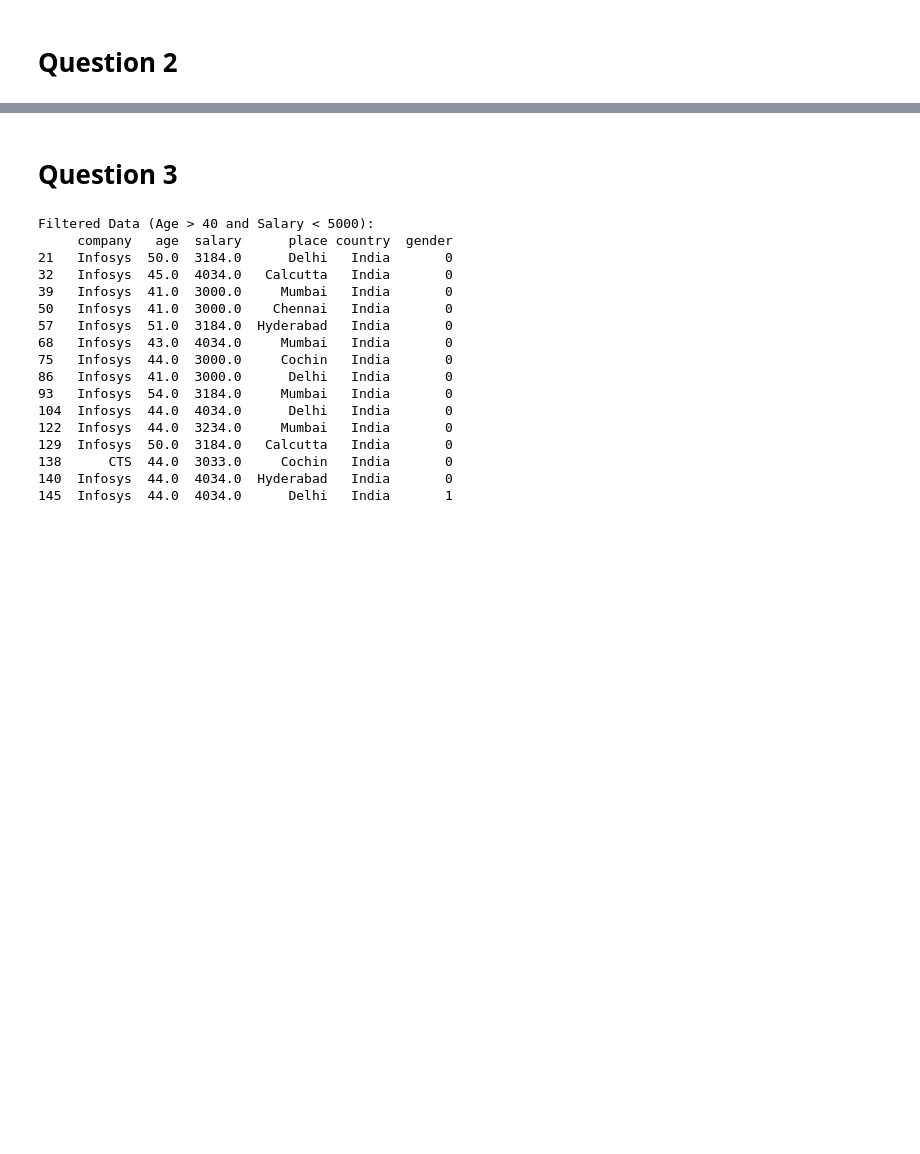
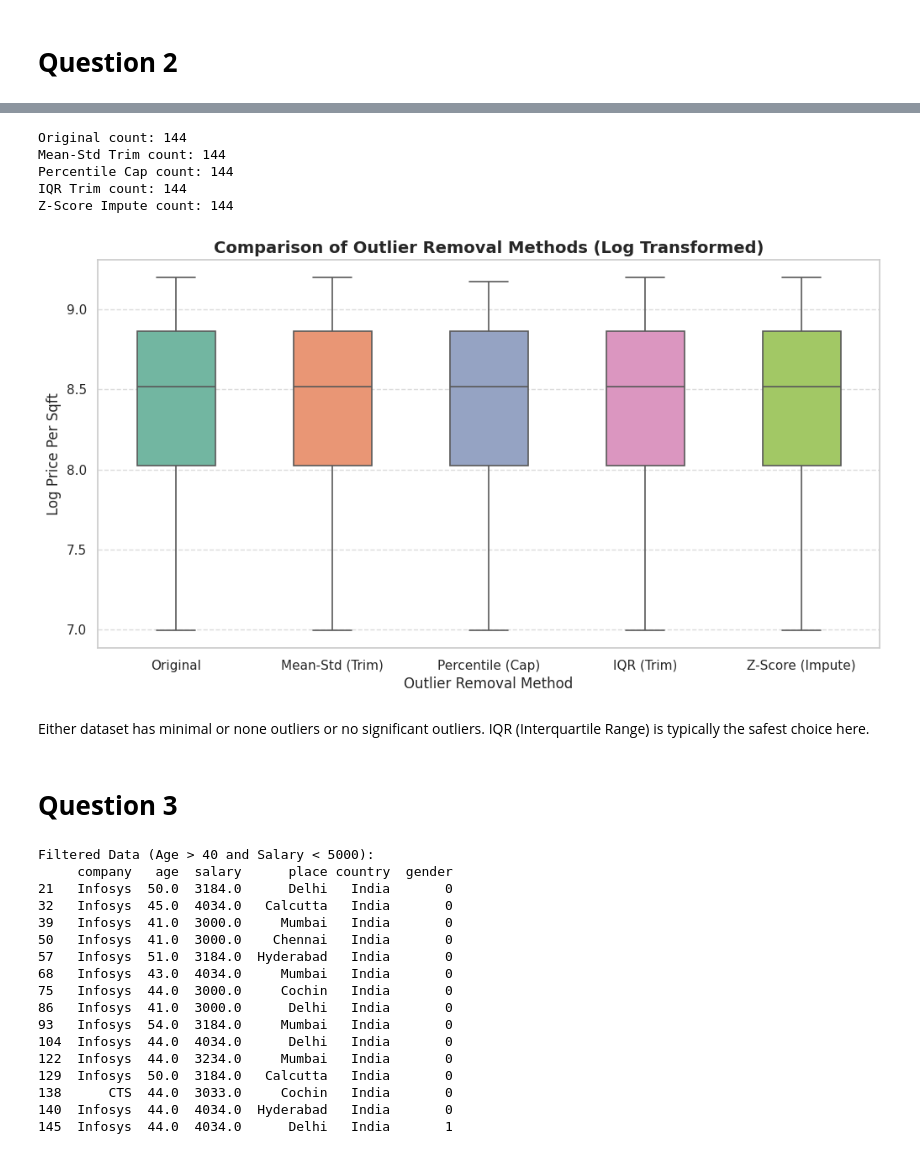
Before and after one commit to Jacob-Thomas-I21/ML-ASSIGNMENTS, a Jupyter notebook: EDA_and_Preprocessing.ipynb, the cells around one changed output, grey strips where cells are left out. Drawn from its saved outputs; the diff is of its cells as text; code cells hidden in the pictures; blank space fills up the shorter version.

```diff
--- a/EDA_and_Preprocessing.ipynb
+++ b/EDA_and_Preprocessing.ipynb
@@ -154,3 +185,82 @@ plt.show()
+# %%
+from scipy.stats import zscore, skew, kurtosis
+mean_val = df[col].mean()
+std_dev = df[col].std()
+z_scores = np.abs((df[col] - mean_val) / std_dev)
+outlier_threshold = 3
+trimmed_df_mean_std = df[z_scores < outlier_threshold].copy()
+
+
+lower_bound = df[col].quantile(0.01)
+upper_bound = df[col].quantile(0.99)
+df_percentile = df.copy()
+df_percentile[col] = np.clip(df[col], lower_bound, upper_bound)
+
+
+Q1 = df[col].quantile(0.25)
+Q3 = df[col].quantile(0.75)
+IQR = Q3 - Q1
+lower_bound_iqr = Q1 - 1.5 * IQR
+upper_bound_iqr = Q3 + 1.5 * IQR
+trimmed_df_iqr = df[(df[col] >= lower_bound_iqr) & (df[col] <= upper_bound_iqr)].copy()
+
+
+from scipy.stats import zscore
+z_scores_all = np.abs(zscore(df[col]))
+df_zscore = df.copy()
+df_zscore[col] = np.where(z_scores_all > 3, df[col].median(), df[col])
+
+
+print(f"Original count: {df[col].count()}")
+print(f"Mean-Std Trim count: {trimmed_df_mean_std[col].count()}")
+print(f"Percentile Cap count: {df_percentile[col].count()}")
+print(f"IQR Trim count: {trimmed_df_iqr[col].count()}")
+print(f"Z-Score Impute count: {df_zscore[col].count()}")
+
+
+plt.figure(figsize=(12, 6))
+sns.set_theme(style="whitegrid")
+
+
+df_combined = pd.DataFrame({
+    "Original": np.log1p(df[col].dropna()),
+    "Mean-Std (Trim)": np.log1p(trimmed_df_mean_std[col].dropna()),
+    "Percentile (Cap)": np.log1p(df_percentile[col].dropna()),
+    "IQR (Trim)": np.log1p(trimmed_df_iqr[col].dropna()),
+    "Z-Score (Impute)": np.log1p(df_zscore[col].dropna())
+})
+
+df_melted = df_combined.melt(var_name="Method", value_name="Log Price Per Sqft")
+
+
+sns.boxplot(
+    x="Method",
+    y="Log Price Per Sqft",
+    hue="Method",
+    data=df_melted,
+    palette="Set2",
+    linewidth=1.2,
+    width=0.5,
+    legend=False
+)
+
+plt.title("Comparison of Outlier Removal Methods (Log Transformed)", fontsize=14, fontweight='bold')
+plt.xlabel("Outlier Removal Method", fontsize=12)
+plt.ylabel("Log Price Per Sqft", fontsize=12)
+
+plt.xticks(rotation=0, fontsize=11)
+plt.grid(axis="y", linestyle="--", alpha=0.7)
+
+plt.show()
+# %% [output]
+Original count: 144
+Mean-Std Trim count: 144
+Percentile Cap count: 144
+IQR Trim count: 144
+Z-Score Impute count: 144
+[figure, added]
+# %% [markdown]
+Either dataset has minimal or none outliers or no significant outliers. IQR (Interquartile Range) is typically the safest choice here.
 # %%
 def remove_outliers_iqr(df, column):
     Q1 = df[column].quantile(0.25)
```
Also changed, not shown: parts of 12 cells of this notebook.
